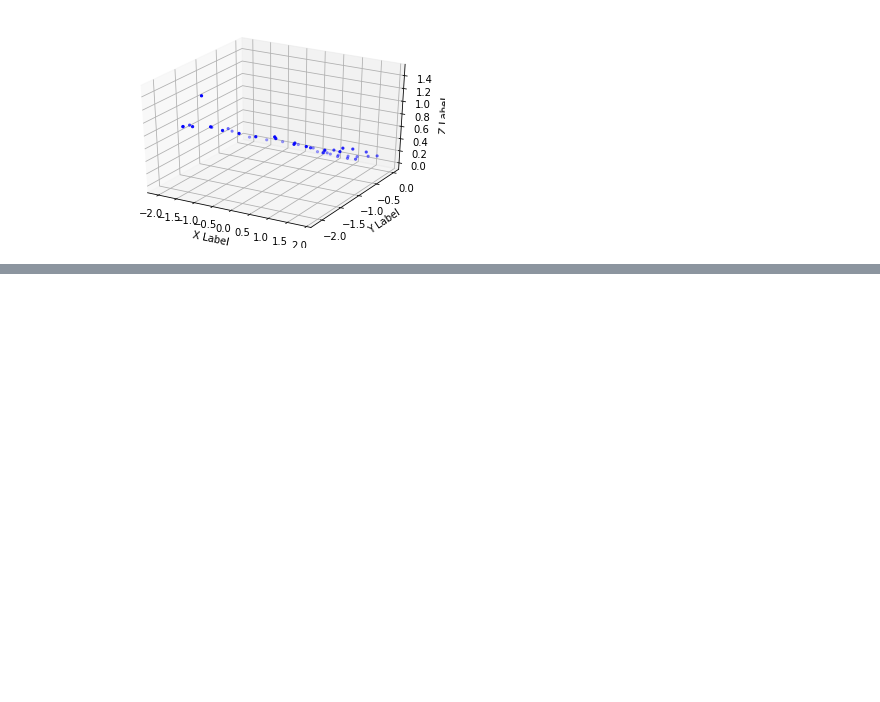
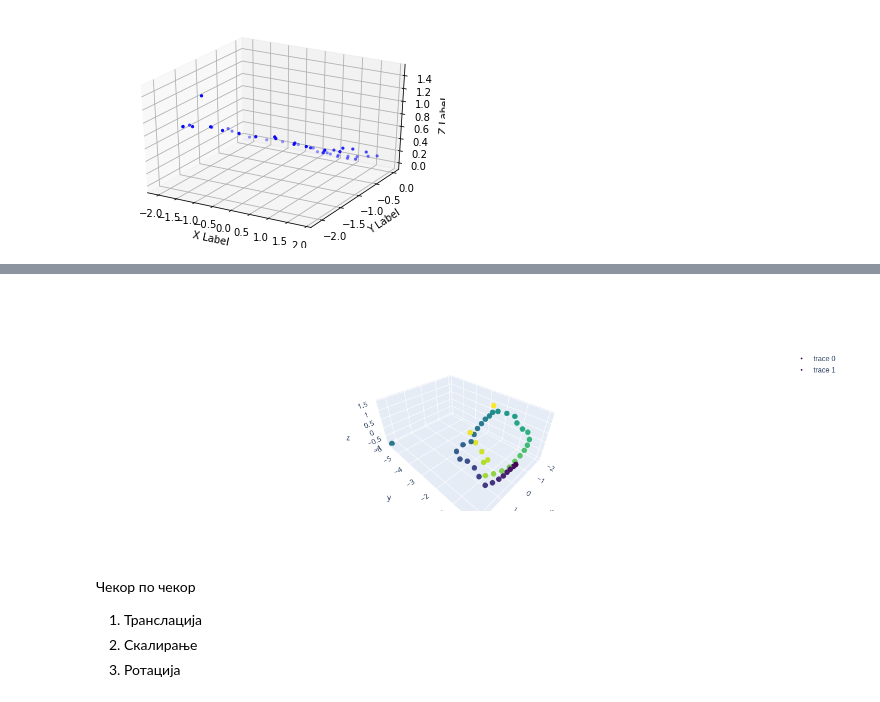
Before and after one commit to DenisPetkovskii/Visualisation-drone-trajectory, a Jupyter notebook: Vizuelizacija.ipynb, the cells around one changed output, grey strips where cells are left out. Saved outputs shown, nothing was run; the diff lists cells and outputs as text; code cells hidden in the pictures; blank space fills up the shorter version.

```diff
--- a/Vizuelizacija.ipynb
+++ b/Vizuelizacija.ipynb
@@ -94,0 +96,11 @@ fig.show()
+# %%
+scatter_drone = go.Scatter3d(x=x_s, y=y_s, z=z_s, mode='markers',marker=dict(size=3, color=list(range(len(x_s))), colorscale='Viridis'))
+scatter_slam = go.Scatter3d(x=x_s1, y=y_s1, z=z_s1, mode='markers',marker=dict(size=3, color=list(range(len(x_s1))), colorscale='Viridis'))
+go.Figure(data=[scatter_drone, scatter_slam])
+# %% [output]
+[figure, added]
+# %% [markdown]
+Чекор по чекор
+1. Транслација
+1. Скалирање
+1. Ротација
```
Also changed, not shown: parts of 5 cells of this notebook.
